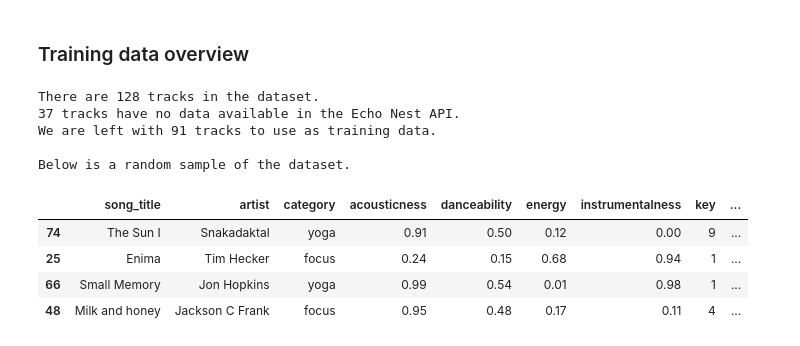
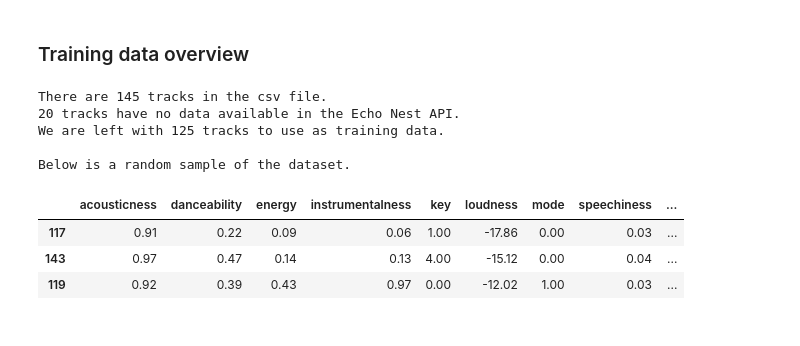
Before and after one commit to medennikova/itunes-music-analysis, a Jupyter notebook: 01_Data_preparation.ipynb, the cells around one changed output. Drawn from its saved outputs; the diff is of its cells as text; code cells hidden in the pictures.

```diff
--- a/01_Data_preparation.ipynb
+++ b/01_Data_preparation.ipynb
@@ -307,0 +277,14 @@ def read_db_in_pandas(db):
+# %%
+# path to the csv file
+csv_file = './labeled_tracks.csv'
+
+# transform the csv file to a DF
+train_data = pd.read_csv(csv_file, encoding='utf_8',
+                       header=0)
+
+# add features as empty columns
+for f in features:
+    train_data[f] = np.nan
+# %%
+# add features to the training DF
+train_df = add_features_from_echonest(train_data, features)
@@ -307,0 +316,4 @@ def read_db_in_pandas(db):
+# %%
+cols = train_df.columns.tolist()
+cols = cols[3:] + cols[:3]
+cols
@@ -308,9 +401,2 @@ def read_db_in_pandas(db):
 # %% [markdown]
 ### Training data overview
-# %%
-# create a df with training data
-train_df = read_db_in_pandas(train_db)
-
-# format floating point numbers
-# within pandas data structures
-pd.set_option('float_format', '{:.2f}'.format)
@@ -322,24 +403,23 @@ train_df = train_df.ix[:, cols]
 # %%
-print ("There are {0} tracks in the dataset."
-       .format(len(train_db)))
-print ("{0} tracks have no data available "
-       "in the Echo Nest API."
-       .format(len(train_db) - len(train_df)))
-print ("We are left with {0} tracks to use as training data."
-       .format(len(train_df)))
-print "\nBelow is a random sample of the dataset."
-train_df.sample(n=4)
+print ("There are {} tracks in the csv file.\n"
+       "{} tracks have no data available "
+       "in the Echo Nest API.\n"
+       "We are left with {} tracks to use as training data.\n"
+       .format(len(train_data),
+               (len(train_data) - len(train_df)),
+              len(train_df)))
+print "Below is a random sample of the dataset."
+train_df.sample(n=3)
 # %% [output]
-There are 128 tracks in the dataset.
-37 tracks have no data available in the Echo Nest API.
-We are left with 91 tracks to use as training data.
+There are 145 tracks in the csv file.
+20 tracks have no data available in the Echo Nest API.
+We are left with 125 tracks to use as training data.
 
 Below is a random sample of the dataset.
-|  | song_title | artist | category | acousticness | danceability | energy | instrumentalness | key | ... |
-| 74 | The Sun I | Snakadaktal | yoga | 0.91 | 0.50 | 0.12 | 0.00 | 9 | ... |
-| 25 | Enima | Tim Hecker | focus | 0.24 | 0.15 | 0.68 | 0.94 | 1 | ... |
-| 66 | Small Memory | Jon Hopkins | yoga | 0.99 | 0.54 | 0.01 | 0.98 | 1 | ... |
-| 48 | Milk and honey | Jackson C Frank | focus | 0.95 | 0.48 | 0.17 | 0.11 | 4 | ... |
+|  | acousticness | danceability | energy | instrumentalness | key | loudness | mode | speechiness | ... |
+| 117 | 0.91 | 0.22 | 0.09 | 0.06 | 1.00 | -17.86 | 0.00 | 0.03 | ... |
+| 143 | 0.97 | 0.47 | 0.14 | 0.13 | 4.00 | -15.12 | 0.00 | 0.04 | ... |
+| 119 | 0.92 | 0.39 | 0.43 | 0.97 | 0.00 | -12.02 | 1.00 | 0.03 | ... |
 # %%
 # list of categories
 categories = list(pd.unique(train_df.category.ravel()))
```
Also changed, not shown: parts of 48 cells of this notebook.
